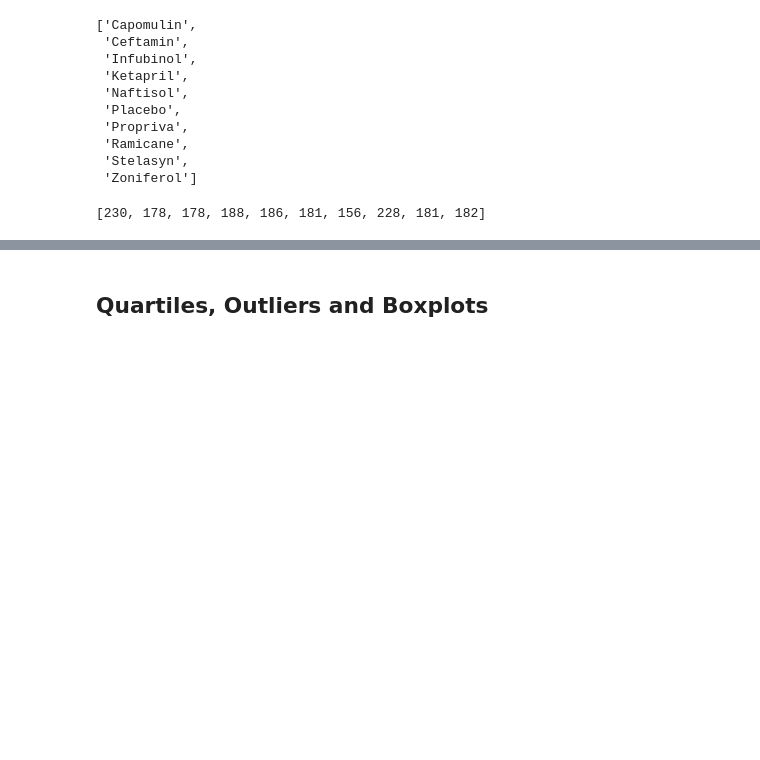
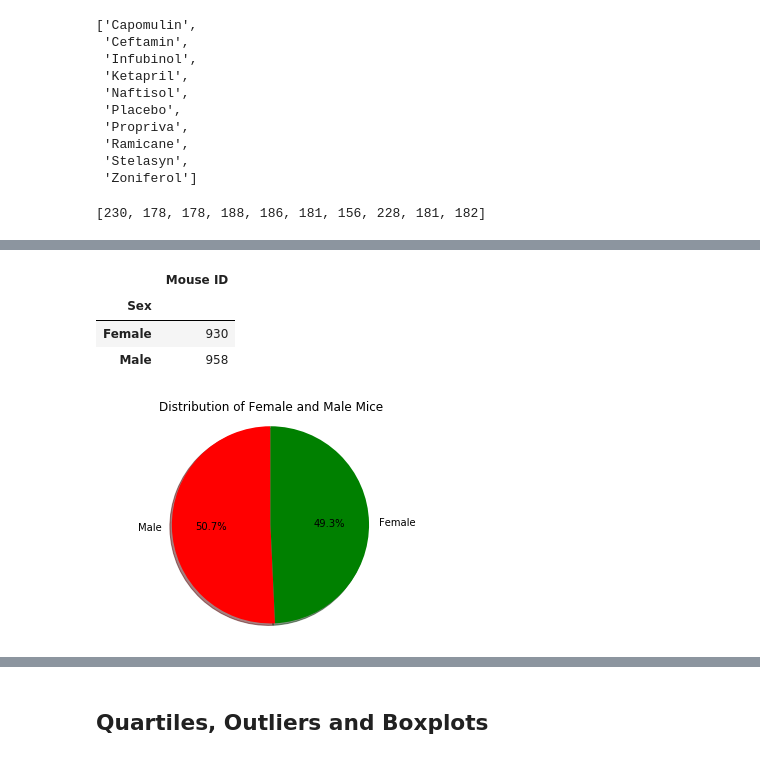
Before and after one commit to SandraBotica/module5-matplotlib, a Jupyter notebook: 5-starter-code/Pymaceuticals/pymaceuticals_starter.ipynb, the cells around one changed output, grey strips where cells are left out. Cells and saved outputs as stored; diff of their text form; code cells hidden in the pictures; blank space fills up the shorter version.

```diff
--- a/5-starter-code/Pymaceuticals/pymaceuticals_starter.ipynb
+++ b/5-starter-code/Pymaceuticals/pymaceuticals_starter.ipynb
@@ -394,2 +414,21 @@ plt.show()
+# %%
+sex_mice_df.groupby(['Sex']).count()
+# %% [output]
+|  | Mouse ID |
+| Sex |  |
+| Female | 930 |
+| Male | 958 |
+# %%
+# Generate a pie plot showing the distribution of female versus male mice using pyplot
+name = ["Male", "Female"]
+number = [958, 930]
+colours = ["red", "green"]
+
+plt.pie(number, labels=name, colors=colours, autopct="%1.1f%%", shadow=True, startangle=90, textprops={'color':"black"})
+plt.title("Distribution of Female and Male Mice",color="black")
+plt.axis("equal")
+plt.savefig("Images/FemaleMaleMice.png")
+# %% [output]
+[figure, added]
 # %%
 # Generate a pie plot showing the distribution of female versus male mice using Pandas
```
Also changed, not shown: parts of 14 cells of this notebook, 3 other files.
